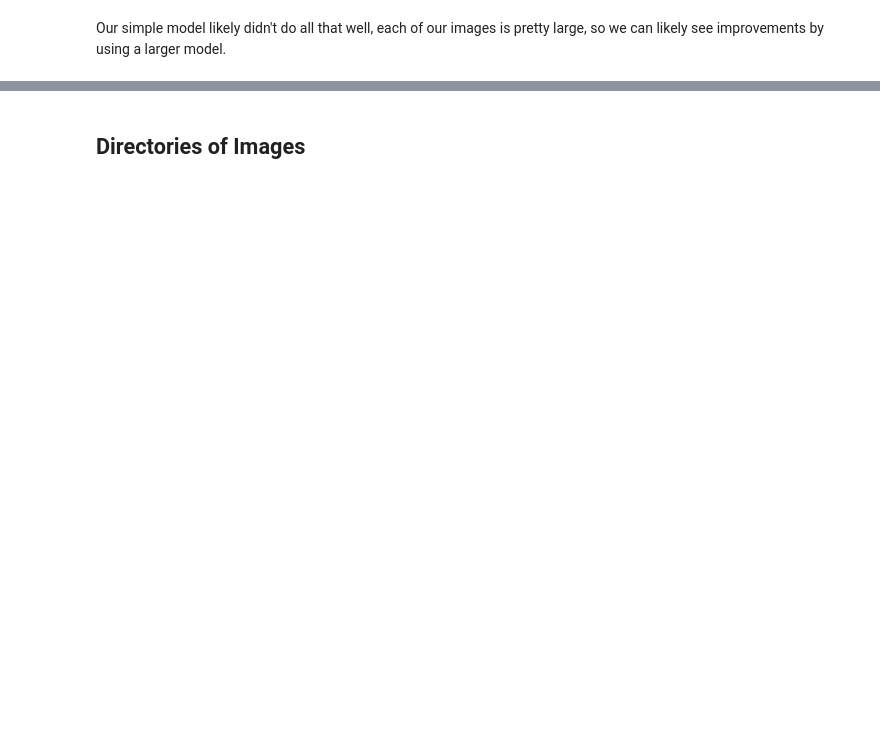
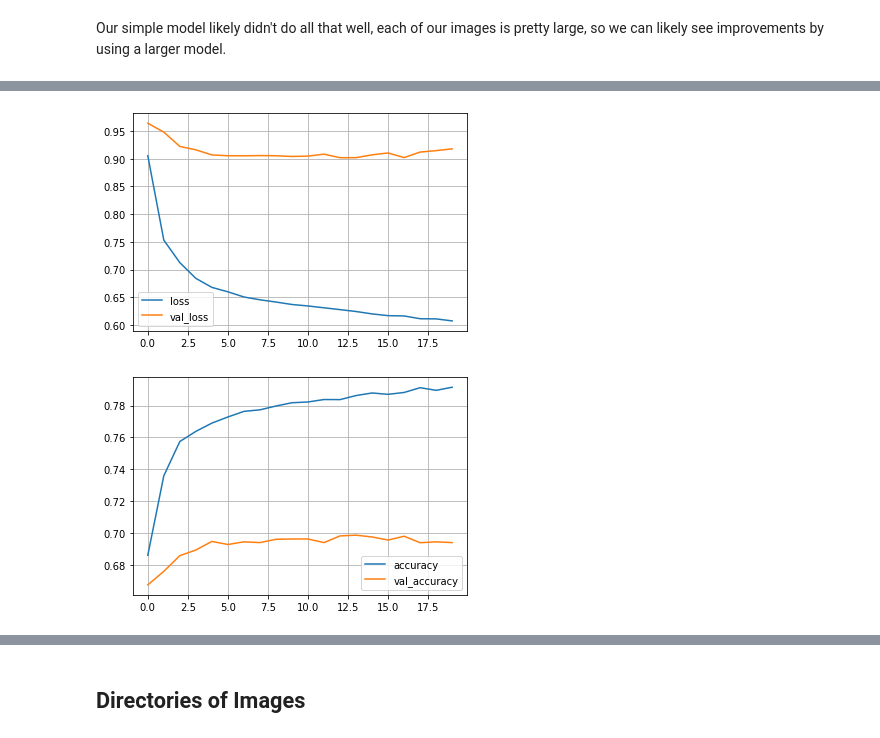
Before and after one commit to allyryry/3950_Workbooks, a Jupyter notebook: keras_images_sol.ipynb, the cells around one changed output, grey strips where cells are left out. Drawn from its saved outputs; the diff is of its cells as text; code cells hidden in the pictures; blank space fills up the shorter version.

```diff
--- a/keras_images_sol.ipynb
+++ b/keras_images_sol.ipynb
@@ -274,0 +266,12 @@ model.summary()
+# %%
+model = Sequential()
+model.add(Conv2D(32, (3, 3), activation='relu', input_shape=(32, 32, 3)))
+model.add(MaxPooling2D((2, 2)))
+model.add(Conv2D(64, (3, 3), activation='relu'))
+model.add(MaxPooling2D((2, 2)))
+model.add(Conv2D(64, (3, 3), activation='relu'))
+
+model.add(Flatten())
+model.add(Dense(64, activation='relu'))
+model.add(Dense(10, activation="softmax"))
+model.summary()
@@ -274,0 +296,13 @@ model.summary()
+# %%
+callback = EarlyStopping(monitor='loss', patience=5, restore_best_weights=True)
+acc = keras.metrics.CategoricalAccuracy(name="accuracy")
+pre = keras.metrics.Precision(name="precision")
+rec = keras.metrics.Recall(name="recall")
+metric_list = [acc, pre, rec]
+model.compile(loss="categorical_crossentropy", optimizer="adam", metrics=metric_list)
+train_log = model.fit(X_train, y_train, epochs=20, batch_size=5000, validation_split=.3, verbose=1, callbacks=[callback])
+train_eval = model.evaluate(X_train, y_train)
+test_eval = model.evaluate(X_test, y_test, verbose=2)
+plot_loss(train_log)
+plot_acc(train_log)
+# %% [output]
@@ -274,0 +326,2 @@ model.summary()
+[figure, added]
+[figure, added]
```
Also changed, not shown: parts of 19 cells of this notebook, 1 other file.
